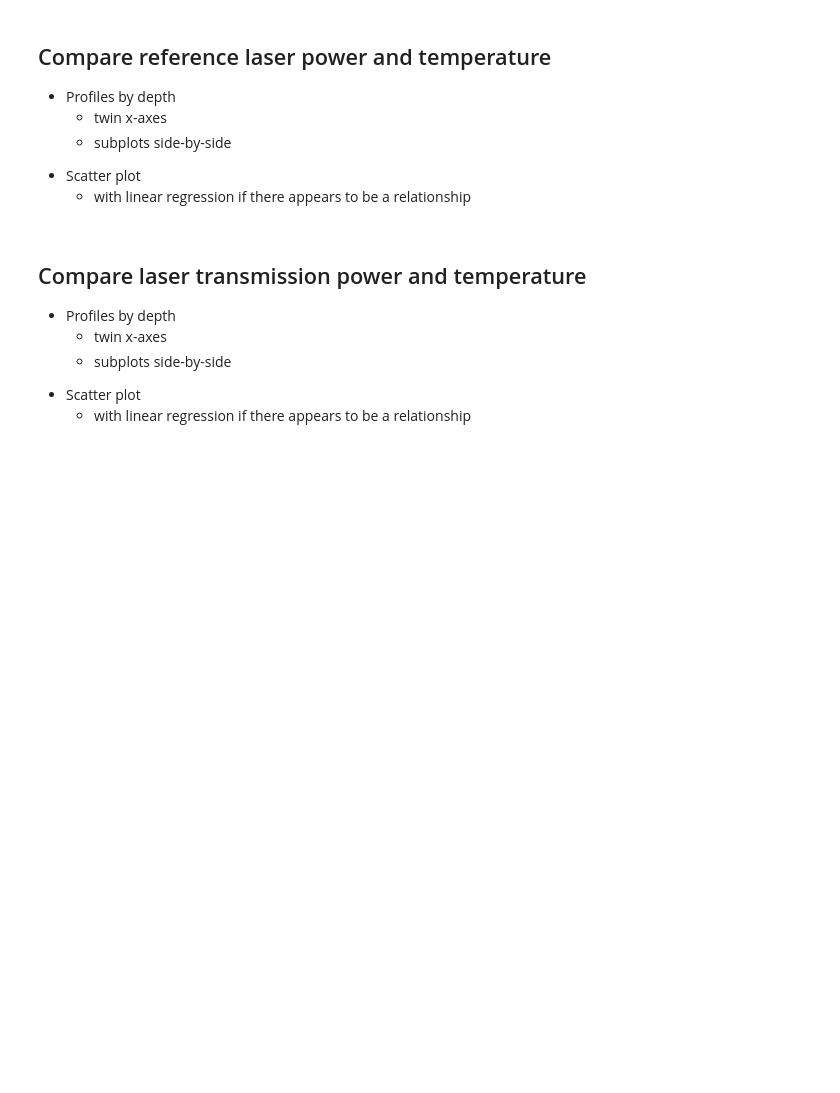
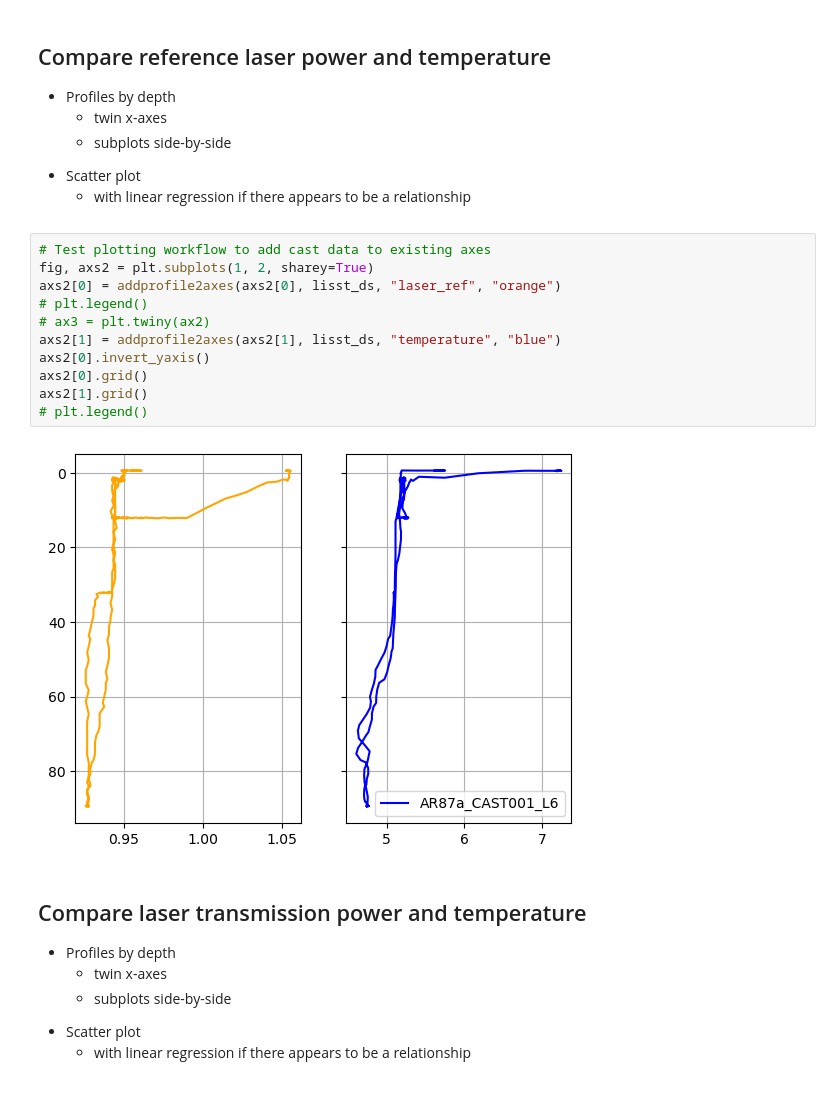
Before and after one commit to cooleyky/prtsz_deep_dive, a Jupyter notebook: pioneer21-lisst-characterization.ipynb, the cells around one changed output. Drawn from its saved outputs; the diff is of its cells as text; blank space fills up the shorter version.

```diff
--- a/pioneer21-lisst-characterization.ipynb
+++ b/pioneer21-lisst-characterization.ipynb
@@ -201,6 +287,19 @@ def plot_prtsz_comparison(ax1, volume_concentration,
         <li>with linear regression if there appears to be a relationship</li>
     </ul>
 </ul>
+# %%
+# Test plotting workflow to add cast data to existing axes
+fig, axs2 = plt.subplots(1, 2, sharey=True)
+axs2[0] = addprofile2axes(axs2[0], lisst_ds, "laser_ref", "orange")
+# plt.legend()
+# ax3 = plt.twiny(ax2)
+axs2[1] = addprofile2axes(axs2[1], lisst_ds, "temperature", "blue")
+axs2[0].invert_yaxis()
+axs2[0].grid()
+axs2[1].grid()
+# plt.legend()
+# %% [output]
+[figure, added]
 # %% [markdown]
 ## Compare laser transmission power and temperature
 
```
Also changed, not shown: parts of 18 cells of this notebook.
